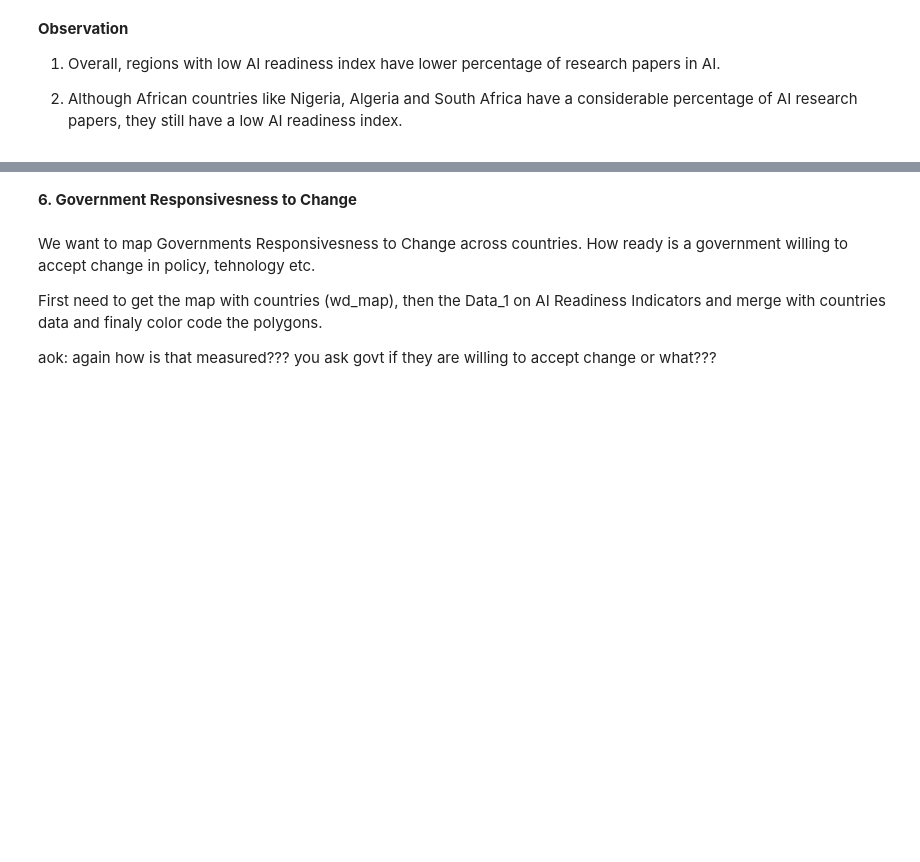
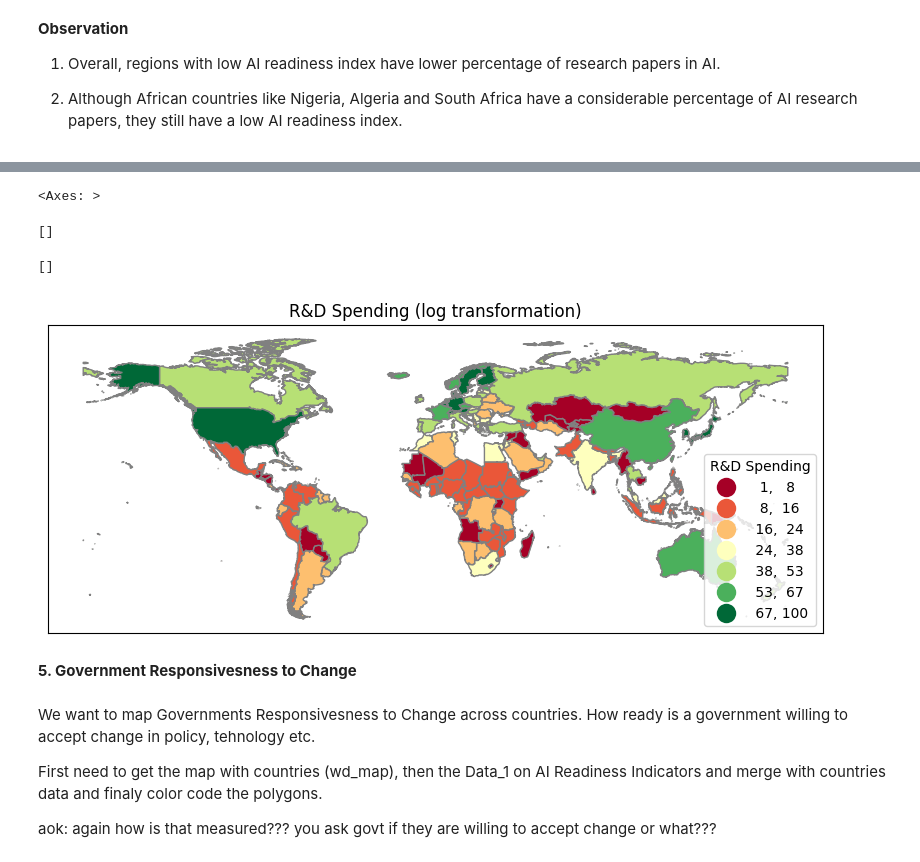
Before and after one commit to ojobo-tech/gisfordatascience, a Jupyter notebook: ps1_ai_adoption_map.ipynb, the cells around one changed output, grey strips where cells are left out. Drawn from its saved outputs; the diff is of its cells as text; code cells hidden in the pictures; blank space fills up the shorter version.

```diff
--- a/ps1_ai_adoption_map.ipynb
+++ b/ps1_ai_adoption_map.ipynb
@@ -644,0 +382,10 @@ aok: do per capita; why log transform?
+# %%
+# Merge using outer join
+wd_map1 = pd.merge(wd_map, ai_readiness_indicators, on='Country', how='outer', indicator=True)
+
+# Display specific columns (make sure to assign this to a variable or print it)
+result = wd_map1[['Country', 'R&D Spending (log transformation)']]
+print(result)
+
+# Merge using inner join to keep exact matches
+wd_map5 = pd.merge(wd_map, ai_readiness_indicators, on='Country', how='inner', indicator=False)
@@ -645,5 +407,23 @@ aok: do per capita; why log transform?
+# %%
+fig, ax = plt.subplots(1, figsize=(10,20))
+wd_map5.plot(ax=ax,column='R&D Spending (log transformation)',legend=True,cmap='RdYlGn',
+          scheme='natural_breaks',k=7, edgecolor='grey',linewidth=1,
+          legend_kwds= {"fmt": "{:,.0f}",'loc':'lower right','markerscale':1.4})
+leg1 = ax.get_legend()
+leg1.set_title('''R&D Spending''')
+ax.title.set_text("R&D Spending (log transformation)")
+ax.set_xticks([]) #kills xticks
+ax.set_yticks([]) #kills xticks
+#ax.set_xlabel('''source/definition: zillow.com/research/data''')
+#plt.savefig('fig.pdf',bbox_inches='tight') #,pad_inches=0.1, dpi=200, transparent=True #eps, jpeg, jpg, pdf, pgf, png, ps, raw, rgba, svg, svgz, tif, tiff
+#files.download('fig.pdf') #note can also right click fig and save image as
+# %% [output]
+<Axes: >
+[]
+[]
+[figure, added]
 # %% [markdown]
-**6. Government Responsivesness to Change**
+**5. Government Responsivesness to Change**
 # %% [markdown]
 We want to map Governments Responsivesness to Change across countries. How ready is a government willing to accept change in policy, tehnology etc.
 
```
Also changed, not shown: parts of 45 cells of this notebook.
